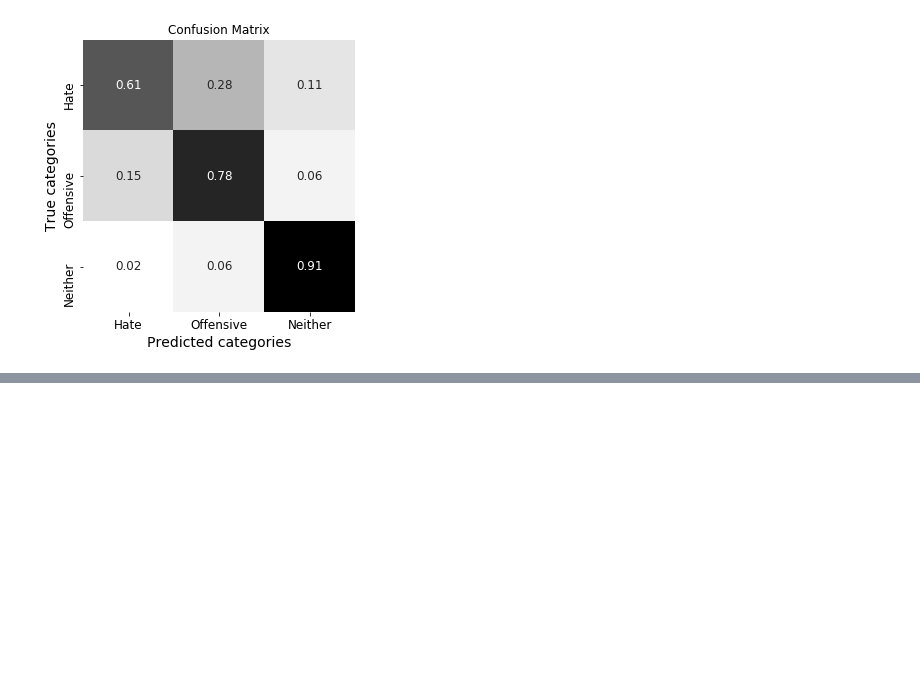
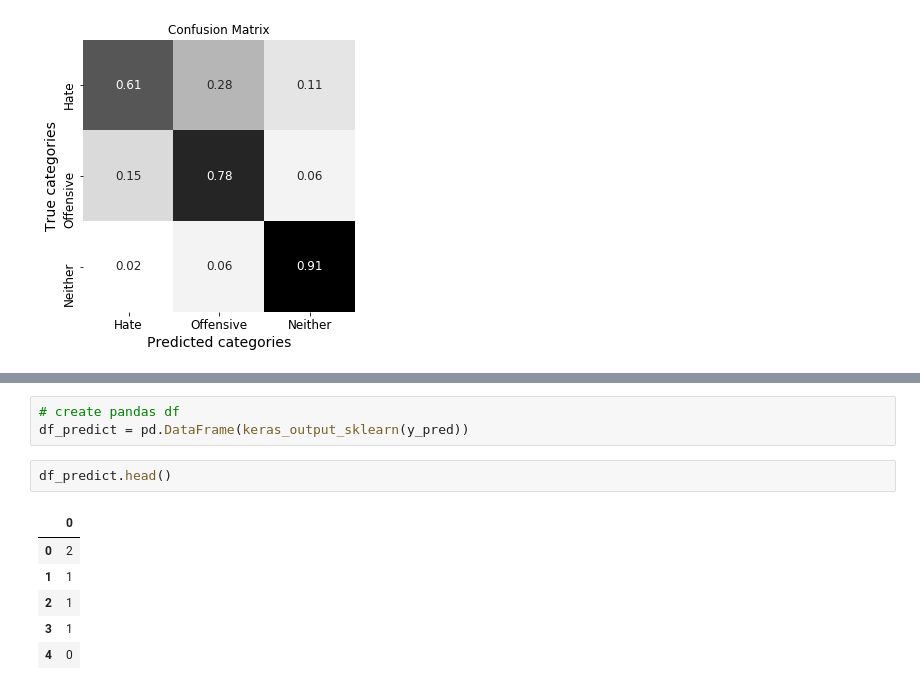
Before and after one commit to nickmccarty/Twitter-Sentiment-Analysis, a Jupyter notebook: LSTM/LSTM_sentiment.ipynb, the cells around one changed output, grey strips where cells are left out. Cells and saved outputs as stored; diff of their text form; blank space fills up the shorter version.

```diff
--- a/LSTM/LSTM_sentiment.ipynb
+++ b/LSTM/LSTM_sentiment.ipynb
@@ -681,0 +734,12 @@ plt.savefig('../LSTM/figures/confusion.png')
+# %%
+# create pandas df
+df_predict = pd.DataFrame(keras_output_sklearn(y_pred))
+# %%
+df_predict.head()
+# %% [output]
+|  | 0 |
+| 0 | 2 |
+| 1 | 1 |
+| 2 | 1 |
+| 3 | 1 |
+| 4 | 0 |
```
Also changed, not shown: parts of 11 cells of this notebook, 4 other files.
